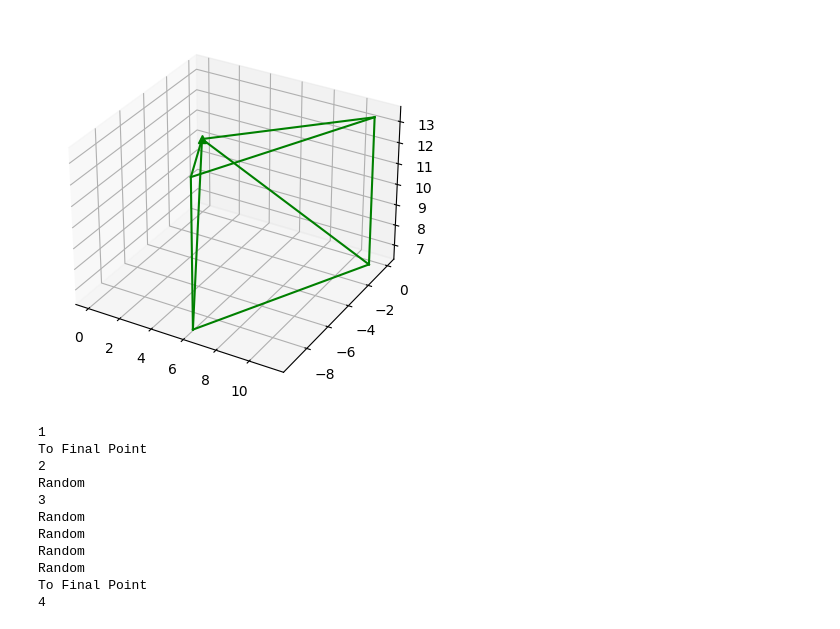
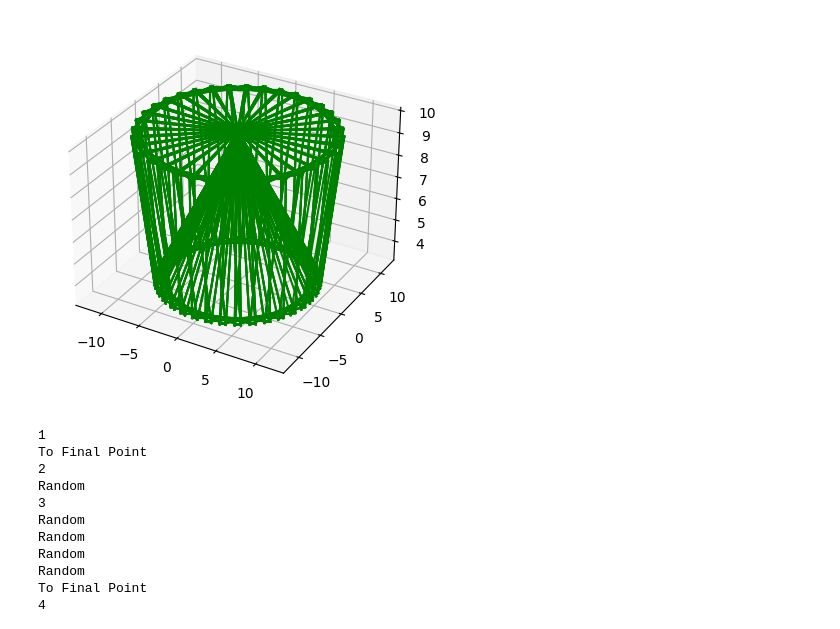
Before and after one commit to jeffersonkim97/cognis_UAM, a Jupyter notebook: script/3D/3DRRT.ipynb, the cells around one changed output. Saved outputs shown, nothing was run; the diff lists cells and outputs as text; code cells hidden in the pictures.

Commit message:
Camera Model added

```diff
--- a/script/3D/3DRRT.ipynb
+++ b/script/3D/3DRRT.ipynb
@@ -47,16 +47,21 @@ class Camera:
     def __init__(self, cam_pos, R, thetaH, thetaV, pan, tilt):
         self.cam_position = cam_pos[0:3]    # [x, y, z], intial position at t0
         self.cam_orientation = cam_pos[3:5] # [pan, tilt], initial position at t0
-        self.thetaH = thetaH
-        self.thetaV = thetaV
         self.R = R
         self.pan = pan                      # [min, max, angular rate]
         self.tilt = tilt                    # [min, max, angular rate]
+        self.thetaH = thetaH
+        self.thetaV = thetaV
 
     def R1(self, th):
         c = np.cos(th)
         s = np.sin(th)
         return np.array([[1, 0, 0], [0, c, -s], [0, s, c]])
+
+    def R2(self, th):
+        c = np.cos(th)
+        s = np.sin(th)
+        return np.array([[c, 0, s], [0, 1, 0], [-s, 0, c]])
 
     def R3(self, th):
         c = np.cos(th)
@@ -100,18 +105,13 @@ class Camera:
 
         # Translate FOV at given timeInstance
         for i in range(4):
-            vertexFOV[str(i)] = self.R1(currPan)@self.R3(currTilt)@vertexFOV[str(i)] + np.array([[translate[0]], [translate[1]], [translate[2]]])
+            vertexFOV[str(i)] = self.R3(currPan)@self.R2(currTilt)@vertexFOV[str(i)] + np.array([[translate[0]], [translate[1]], [translate[2]]])
 
         return vertexFOV
 # %%
-cam_pos = np.array([0.0, 0.0, 10.0, 0.0, np.deg2rad(-30)])
+cam_pos = np.array([0.0, 0.0, 10.0, np.deg2rad(30), np.deg2rad(20)])
 R = 10
 thetaH = np.deg2rad(54.2)
 thetaV = np.deg2rad(41.7)
-pan = np.array([0.0, 2*np.pi, np.deg2rad(10)])
-tilt = np.array([-np.pi/4, 0.0, np.deg2rad(5)])
+pan = np.array([np.deg2rad(0.1), 2*np.pi, np.deg2rad(10)])
+tilt = np.array([np.deg2rad(-.1), np.pi/4, 0])
-# %%
-cam0 = Camera(cam_pos, R, thetaH, thetaV, pan, tilt)
-vertex = cam0.get_vertex(0)
-for i in range(4):
-    print(vertex[str(i)])
@@ -131,15 +118,24 @@ for i in range(4):
 # %%
+import matplotlib.animation as animation
+
+cam0 = Camera(cam_pos, R, thetaH, thetaV, pan, tilt)
+
 fig = plt.figure()
 ax = plt.axes(projection='3d')
 
-ax.plot3D(cam_pos[0], cam_pos[1], cam_pos[2], '^g')
-for i in range(4):
-    ax.plot3D([vertex[str(i%4)][0][0], vertex[str((i+1)%4)][0][0]], [vertex[str(i%4)][1][0], vertex[str((i+1)%4)][1][0]], [vertex[str(i%4)][2][0], vertex[str((i+1)%4)][2][0]], '-g')
-    ax.plot3D([cam_pos[0], vertex[str(i%4)][0][0]], [cam_pos[1], vertex[str(i%4)][1][0]], [cam_pos[2], vertex[str(i%4)][2][0]], '-g')
+def animate(n):
+    vertex = cam0.get_vertex(n)
+    ax.plot3D(cam_pos[0], cam_pos[1], cam_pos[2], '^g')
+    for i in range(4):
+        ax.plot3D([vertex[str(i%4)][0][0], vertex[str((i+1)%4)][0][0]], [vertex[str(i%4)][1][0], vertex[str((i+1)%4)][1][0]], [vertex[str(i%4)][2][0], vertex[str((i+1)%4)][2][0]], '-g')
+        ax.plot3D([cam_pos[0], vertex[str(i%4)][0][0]], [cam_pos[1], vertex[str(i%4)][1][0]], [cam_pos[2], vertex[str(i%4)][2][0]], '-g')
+    plt.gca().relim()
+    plt.gca().autoscale_view()
 
-plt.show()
+anim = animation.FuncAnimation(fig, animate, frames=100, interval=100)
+anim.save('test.mp4')
 # %% [output]
-[figure, old version]
+[figure, new version]
 # %%
 def rand_conf(rnt):
     # Random
```
Also changed, not shown: parts of 2 cells of this notebook, 1 other file.
